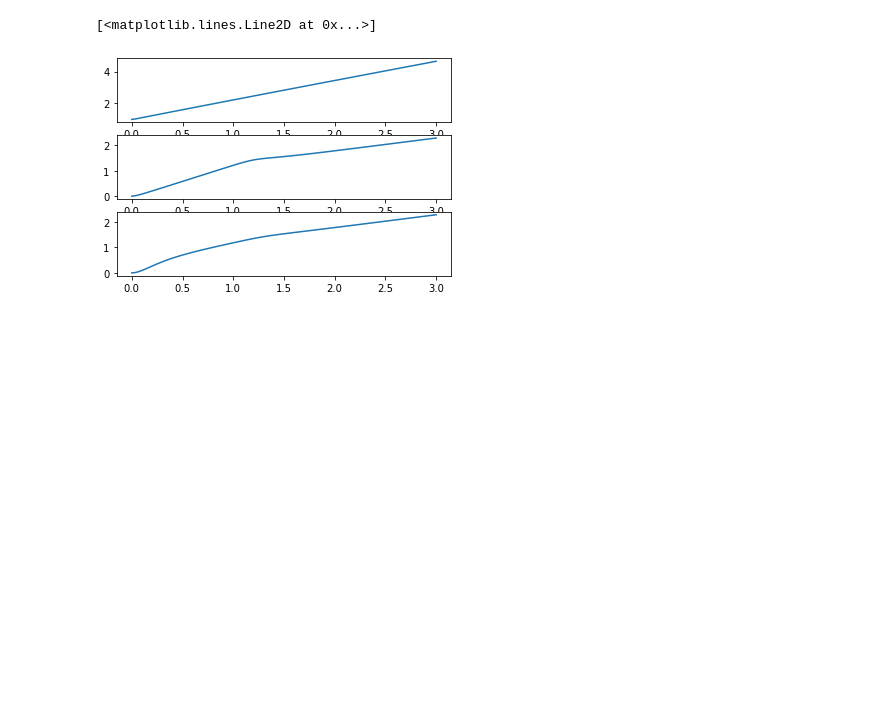
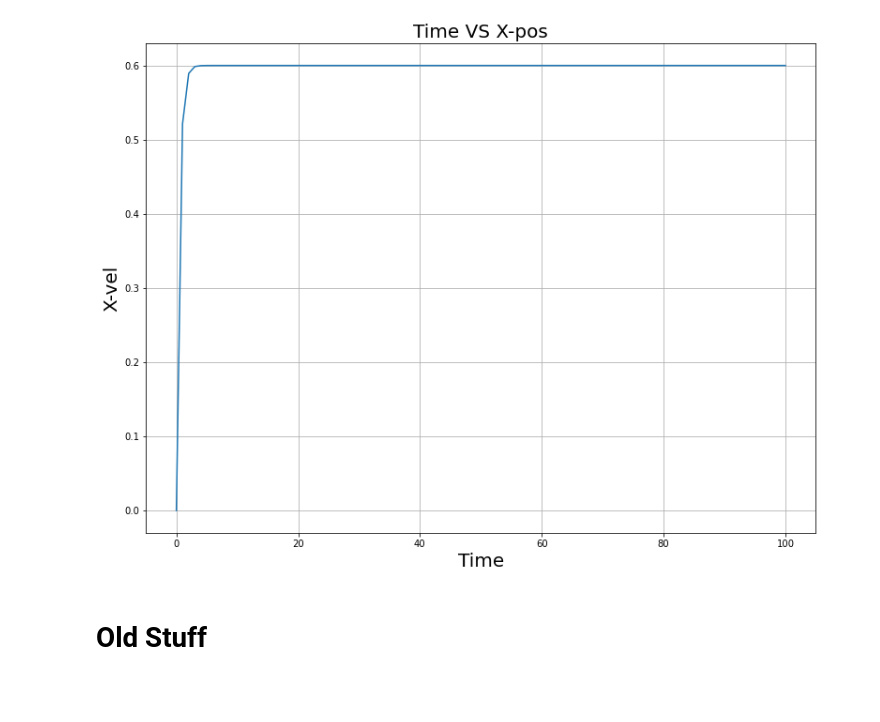
Before and after one commit to dialectic/Navigation_LearnEngine, a Jupyter notebook: VehicleSimulation.ipynb, the cells around one changed output. Drawn from its saved outputs; the diff is of its cells as text; code cells hidden in the pictures; blank space fills up the shorter version.

```diff
--- a/VehicleSimulation.ipynb
+++ b/VehicleSimulation.ipynb
@@ -38,13 +26,53 @@ plt.show()
+# %%
+# Time VS y-pos
+plt.figure(7,figsize=[12.8,9.6])
+plt.title('Time VS X-pos', fontsize=20)
+plt.plot(t,y[1])
+plt.xlabel('Time',fontsize=20)
+plt.ylabel('X-vel', fontsize=20)
+plt.grid(True)
+# %% [output]
+[figure, added]
+# %% [markdown]
+# Old Stuff
 # %%
 # Simulation parameter
 syspos = v1.PosControlSystem()
 nT = 100;
-T = np.linspace(0,3,nT)
-x0 = np.array([1,0,0,0,0,0])  # initial condition
-inp = np.ones(T.shape)*3
-U = [inp*2,inp,inp]
+T = np.linspace(0,100,nT)
+x0 = np.array([0,0,0,0,0,0])  # initial condition
+inp = np.ones(T.shape)
+#U = [inp*2,inp,inp]
+
+
+kp,kv,K = v1.GainMatK()
+
+feed_nonlin_vehicle = ct.feedback(syspos,K,sign=-1)
+
+
+# K matrix and R
+R = np.array([inp,inp,inp])
+
+K3=K[:,2]
+K4=K[:,3]
+K6=K[:,5]
+
+K1=K[:,0]
+K2=K[:,1]
+K5=K[:,4]
+
+Knew = np.array([K3,K4,K6])
+Knew = np.transpose(Knew)
+
+Kpos = np.array([K1,K2,K5])
+Kpos = np.transpose(Kpos)
+
+
+# Response
+t, y = ct.input_output_response(feed_nonlin_vehicle, T, Kpos@R, x0)
+
 # input response without controller
-t, y = ct.input_output_response(syspos, T,U,x0,solve_ivp_method='Radau')
+#t, y = ct.input_output_response(syspos, T,U,x0,solve_ivp_method='Radau')
 
 # Plot
 plt.figure(2)
@@ -55,9 +83,6 @@ plt.subplot(312)
 plt.plot(t,y[1])
 plt.subplot(313)
 plt.plot(t,y[2])
-# %% [output]
-[<matplotlib.lines.Line2D at 0x...>]
-[figure, removed]
 # %% [markdown]
 #####
 # %%
```
Also changed, not shown: parts of 12 cells of this notebook, 4 other files.
